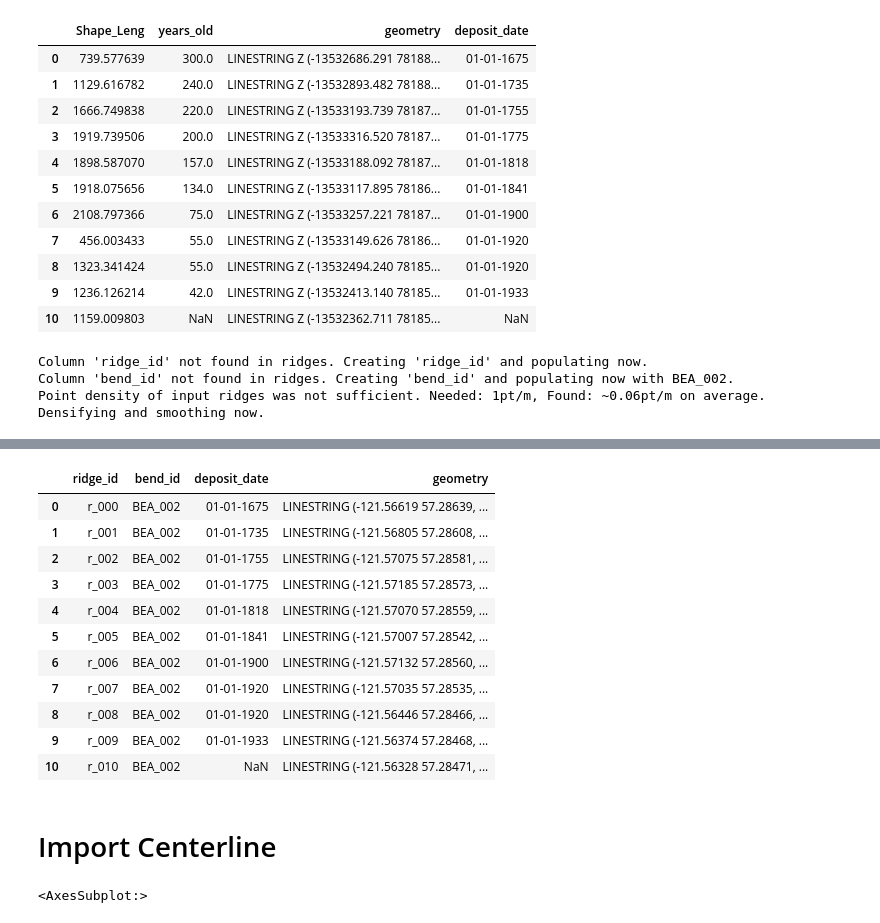
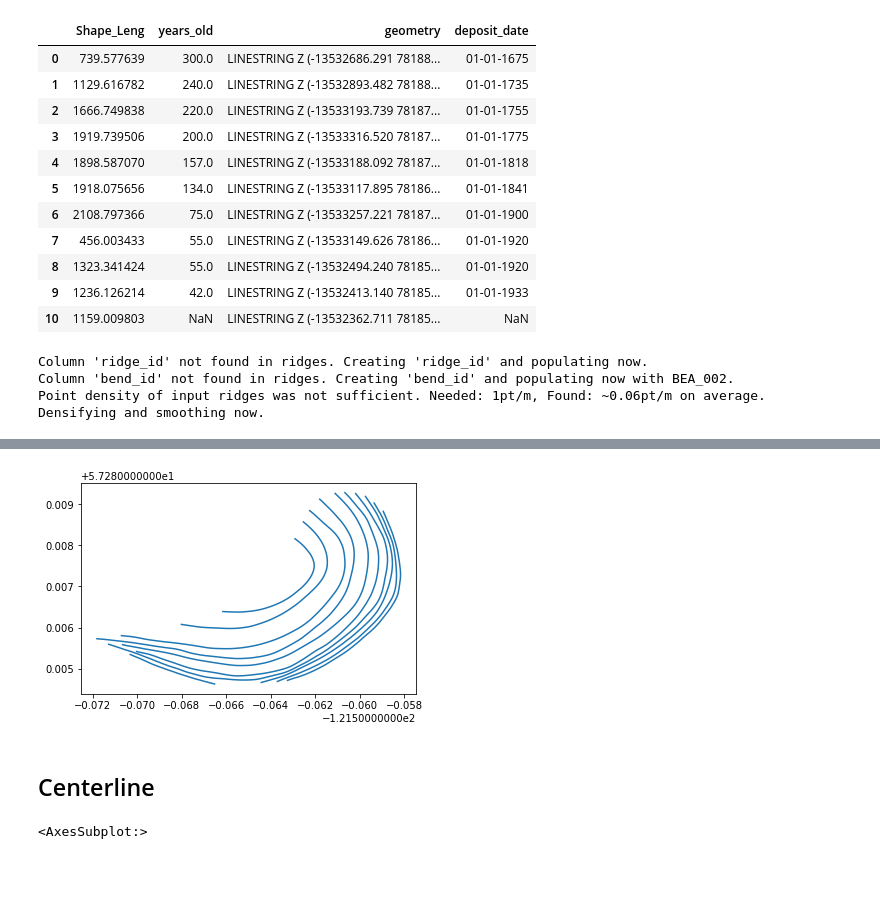
Before and after one commit to tamu-edu/scrollstats, a Jupyter notebook: AddDataToSQL.ipynb, the cells around one changed output, grey strips where cells are left out. Saved outputs shown, nothing was run; the diff lists cells and outputs as text; code cells hidden in the pictures; blank space fills up the shorter version.

```diff
--- a/AddDataToSQL.ipynb
+++ b/AddDataToSQL.ipynb
@@ -175,7 +234,7 @@ input_ridges
 | 10 | 1159.009803 | NaN | LINESTRING Z (-13532362.711 78185... | NaN |
 # %%
 ridges = check_ridges_for_sql(input_ridges, "BEA_002")
-ridges.explore()
+ridges.plot();
 # %% [output]
 Column 'ridge_id' not found in ridges. Creating 'ridge_id' and populating now.
 Column 'bend_id' not found in ridges. Creating 'bend_id' and populating now with BEA_002.
@@ -184,20 +242,6 @@ Point density of input ridges was not sufficient. Needed: 1pt/m, Found: ~0.06pt/
+[figure, added]
-# %%
-ridges
-# %% [output]
-|  | ridge_id | bend_id | deposit_date | geometry |
-| 0 | r_000 | BEA_002 | 01-01-1675 | LINESTRING (-121.56619 57.28639, ... |
-| 1 | r_001 | BEA_002 | 01-01-1735 | LINESTRING (-121.56805 57.28608, ... |
-| 2 | r_002 | BEA_002 | 01-01-1755 | LINESTRING (-121.57075 57.28581, ... |
-| 3 | r_003 | BEA_002 | 01-01-1775 | LINESTRING (-121.57185 57.28573, ... |
-| 4 | r_004 | BEA_002 | 01-01-1818 | LINESTRING (-121.57070 57.28559, ... |
-| 5 | r_005 | BEA_002 | 01-01-1841 | LINESTRING (-121.57007 57.28542, ... |
-| 6 | r_006 | BEA_002 | 01-01-1900 | LINESTRING (-121.57132 57.28560, ... |
-| 7 | r_007 | BEA_002 | 01-01-1920 | LINESTRING (-121.57035 57.28535, ... |
-| 8 | r_008 | BEA_002 | 01-01-1920 | LINESTRING (-121.56446 57.28466, ... |
-| 9 | r_009 | BEA_002 | 01-01-1933 | LINESTRING (-121.56374 57.28468, ... |
-| 10 | r_010 | BEA_002 | NaN | LINESTRING (-121.56328 57.28471, ... |
 # %% [markdown]
-# Import Centerline
+## Centerline
 # %%
 input_cl = gpd.read_file("/Users/avan/Downloads/HN1975/HN1975_B2_Centerline.shp")
 input_cl.plot()
```
Also changed, not shown: parts of 12 cells of this notebook.
